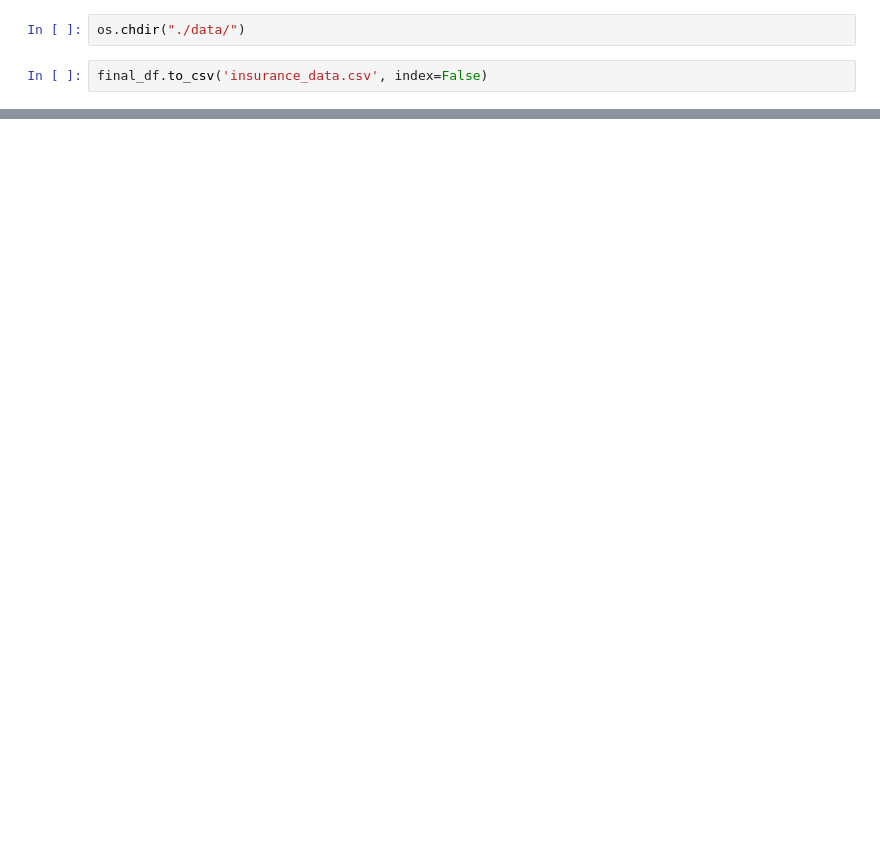
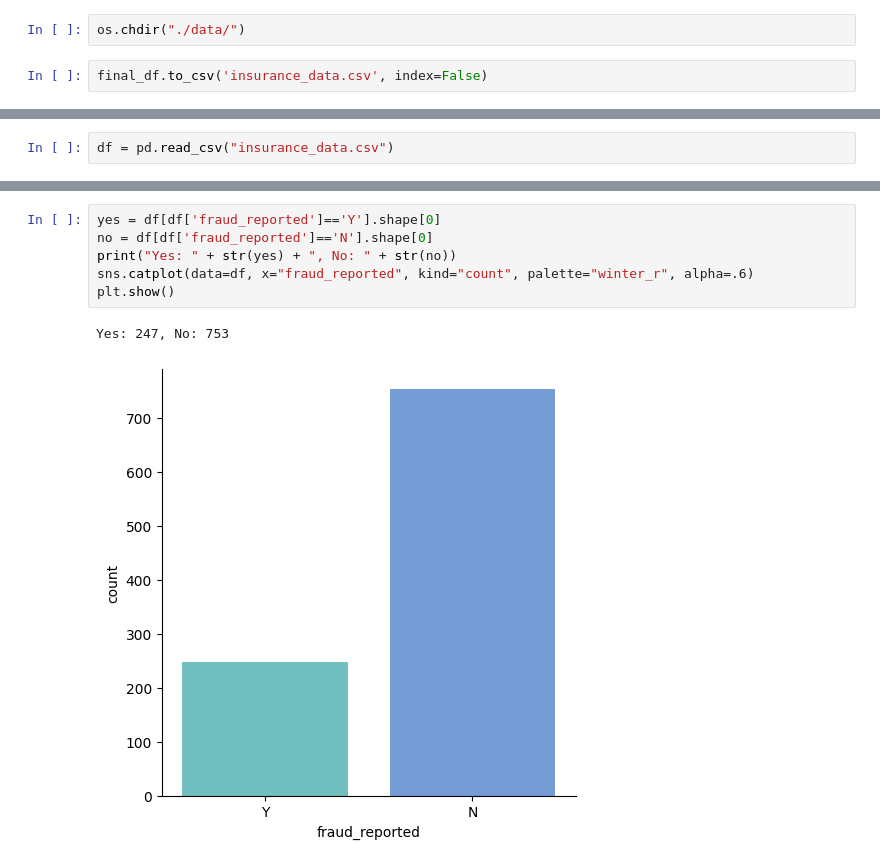
Before and after one commit to gbiamgaurav/insurance_claims, a Jupyter notebook: notebook/EDA - Insurance_claims.ipynb, the cells around one changed output, grey strips where cells are left out. Saved outputs shown, nothing was run; the diff lists cells and outputs as text; blank space fills up the shorter version.

```diff
--- a/notebook/EDA - Insurance_claims.ipynb
+++ b/notebook/EDA - Insurance_claims.ipynb
@@ -679,0 +635,2 @@ cleaned_data.head()
+# %%
+df = pd.read_csv("insurance_data.csv")
@@ -679,0 +647,9 @@ cleaned_data.head()
+# %%
+yes = df[df['fraud_reported']=='Y'].shape[0]
+no = df[df['fraud_reported']=='N'].shape[0]
+print("Yes: " + str(yes) + ", No: " + str(no))
+sns.catplot(data=df, x="fraud_reported", kind="count", palette="winter_r", alpha=.6)
+plt.show()
+# %% [output]
+Yes: 247, No: 753
+[figure, added]
```
Also changed, not shown: parts of 114 cells of this notebook, 12 other files.
